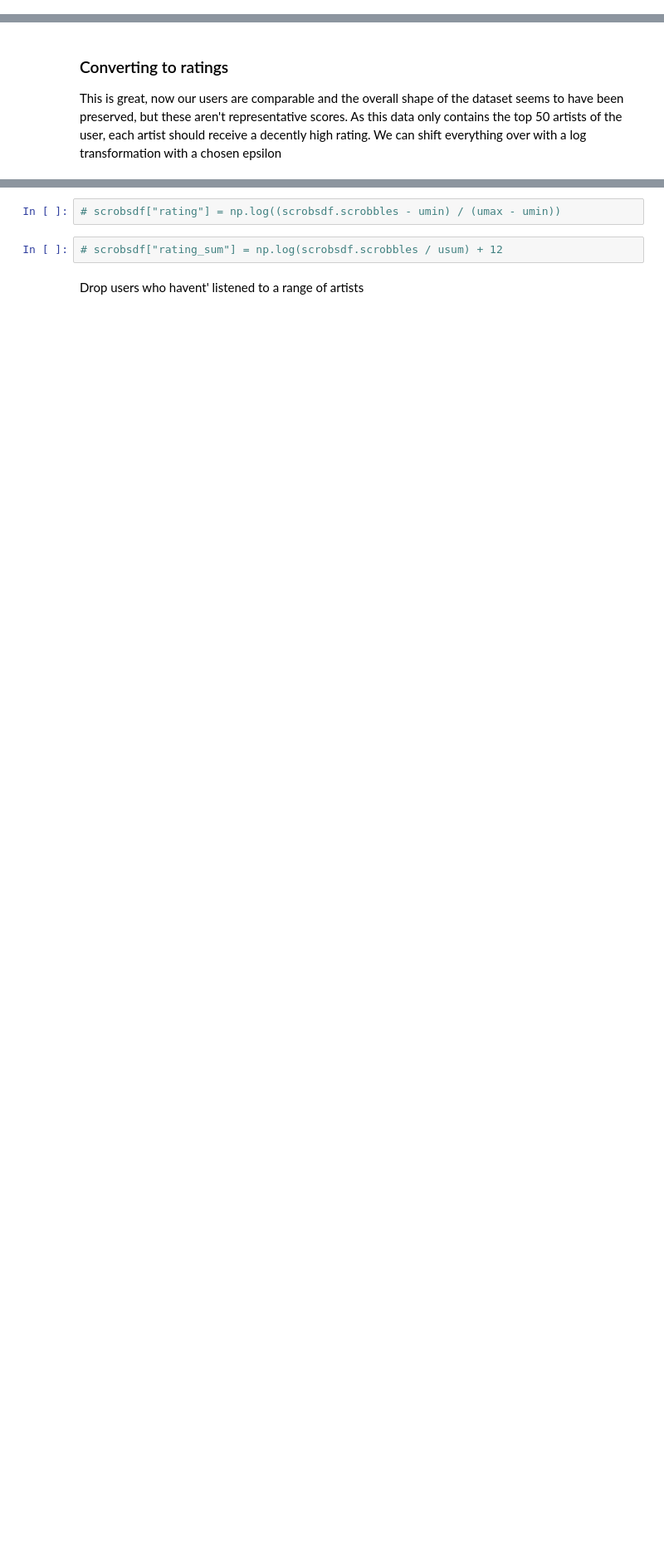
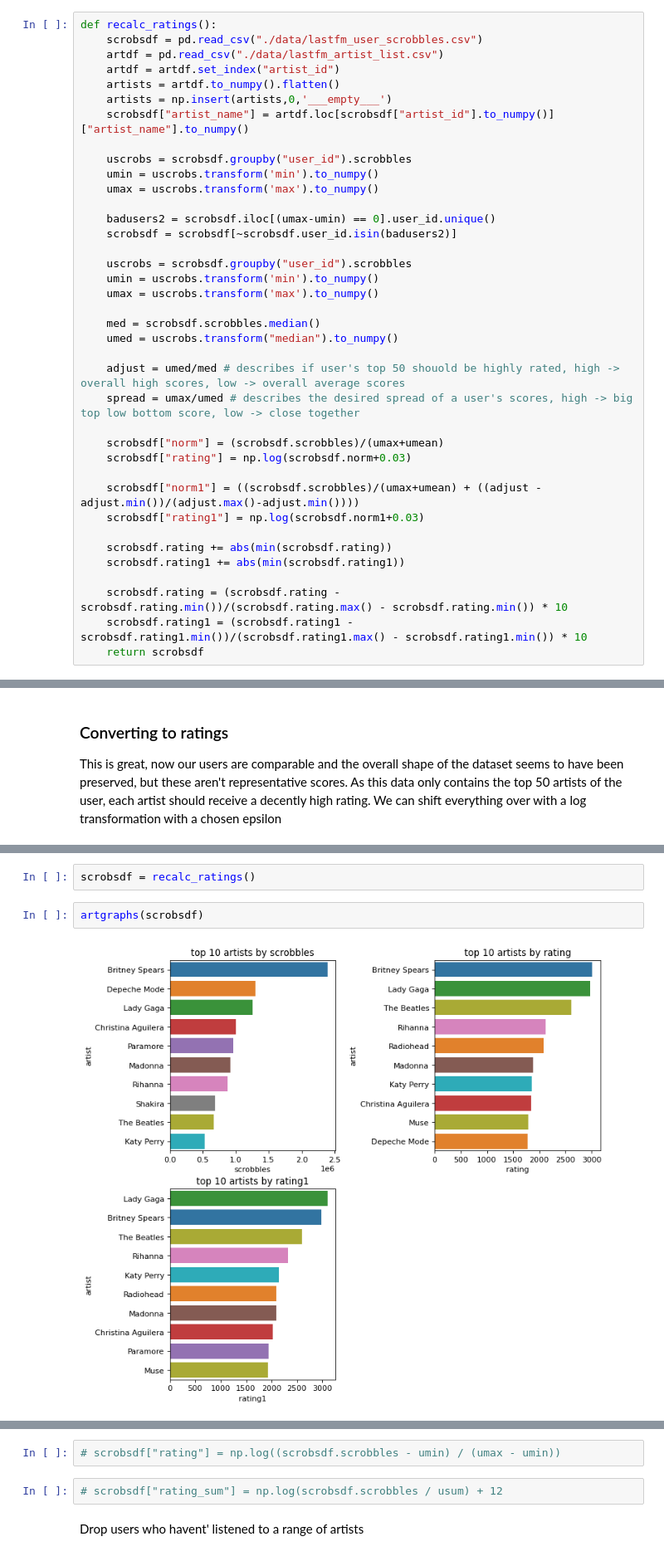
Before and after one commit to abarbieu/music-recommender, a Jupyter notebook: music-recommender.ipynb, the cells around one changed output, grey strips where cells are left out. Shown at 83% size. Saved outputs shown, nothing was run; the diff lists cells and outputs as text; blank space fills up the shorter version.

```diff
--- a/music-recommender.ipynb
+++ b/music-recommender.ipynb
@@ -9,3 +103,41 @@ import seaborn as sns
+# %%
+def recalc_ratings():
+    scrobsdf = pd.read_csv("./data/lastfm_user_scrobbles.csv")
+    artdf = pd.read_csv("./data/lastfm_artist_list.csv")
+    artdf = artdf.set_index("artist_id")
+    artists = artdf.to_numpy().flatten()
+    artists = np.insert(artists,0,'___empty___')
+    scrobsdf["artist_name"] = artdf.loc[scrobsdf["artist_id"].to_numpy()]["artist_name"].to_numpy()
+
+    uscrobs = scrobsdf.groupby("user_id").scrobbles
+    umin = uscrobs.transform('min').to_numpy()
+    umax = uscrobs.transform('max').to_numpy()
+
+    badusers2 = scrobsdf.iloc[(umax-umin) == 0].user_id.unique()
+    scrobsdf = scrobsdf[~scrobsdf.user_id.isin(badusers2)]
+
+    uscrobs = scrobsdf.groupby("user_id").scrobbles
+    umin = uscrobs.transform('min').to_numpy()
+    umax = uscrobs.transform('max').to_numpy()
+
+    med = scrobsdf.scrobbles.median()
+    umed = uscrobs.transform("median").to_numpy()
+
+    adjust = umed/med # describes if user's top 50 shouold be highly rated, high -> overall high scores, low -> overall average scores
+    spread = umax/umed # describes the desired spread of a user's scores, high -> big top low bottom score, low -> close together
+
+    scrobsdf["norm"] = (scrobsdf.scrobbles)/(umax+umean)
+    scrobsdf["rating"] = np.log(scrobsdf.norm+0.03)
+
+    scrobsdf["norm1"] = ((scrobsdf.scrobbles)/(umax+umean) + ((adjust - adjust.min())/(adjust.max()-adjust.min())))
+    scrobsdf["rating1"] = np.log(scrobsdf.norm1+0.03)
+
+    scrobsdf.rating += abs(min(scrobsdf.rating))
+    scrobsdf.rating1 += abs(min(scrobsdf.rating1))
+
+    scrobsdf.rating = (scrobsdf.rating - scrobsdf.rating.min())/(scrobsdf.rating.max() - scrobsdf.rating.min()) * 10
+    scrobsdf.rating1 = (scrobsdf.rating1 - scrobsdf.rating1.min())/(scrobsdf.rating1.max() - scrobsdf.rating1.min()) * 10
+    return scrobsdf
 # %% [markdown]
 # Determining ratings from number of listens
 # %% [markdown]
@@ -179,0 +253,6 @@ We aren't looking for a normal distribution, as our data is cut off artifically
+# %%
+scrobsdf = recalc_ratings()
+# %%
+artgraphs(scrobsdf)
+# %% [output]
+[figure, added]
```
Also changed, not shown: parts of 23 cells of this notebook.
